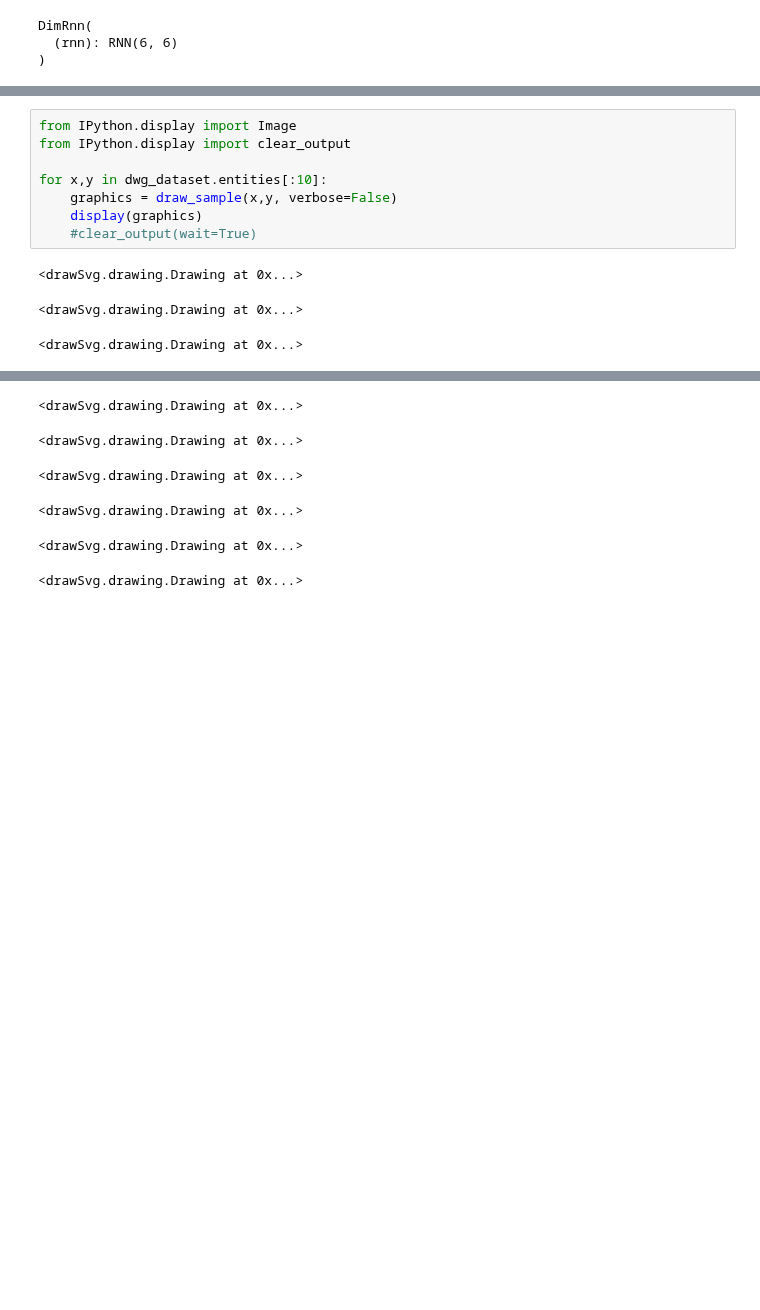
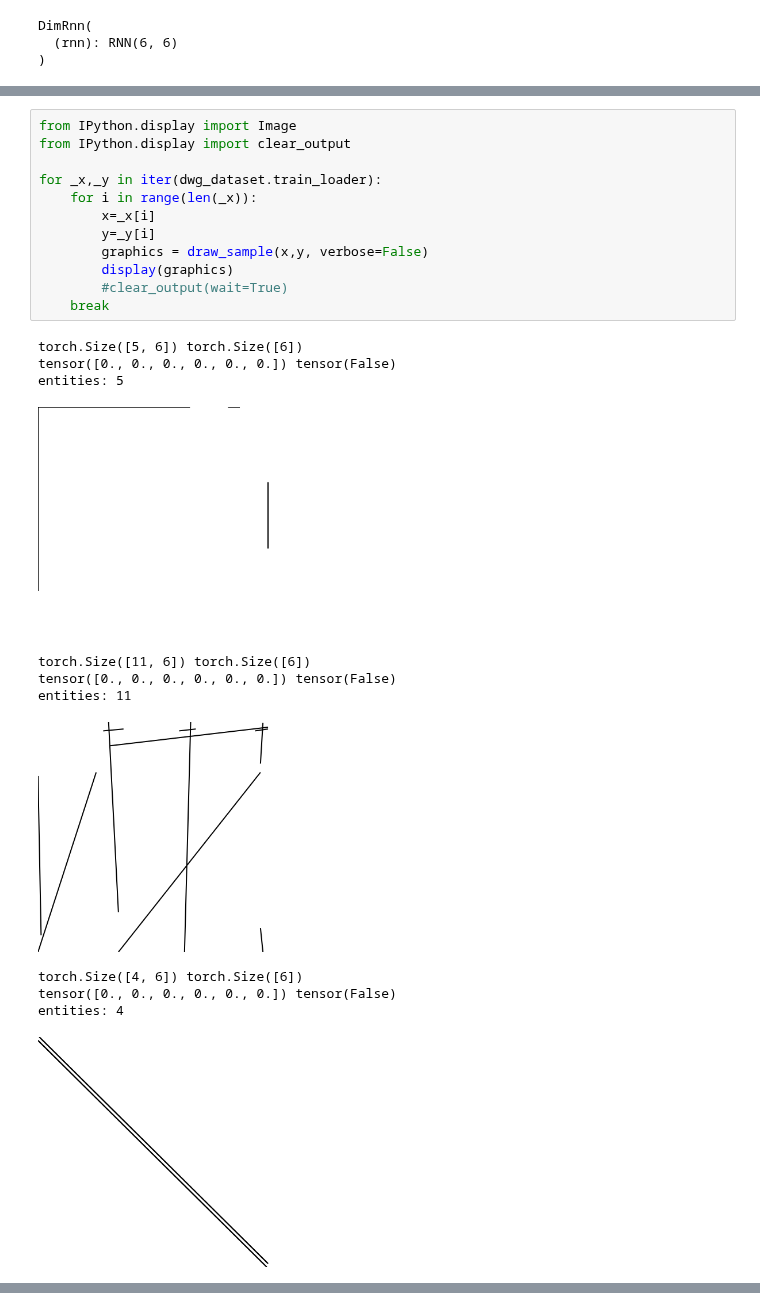
Before and after one commit to mihanick/dwg-crawl, a Jupyter notebook: JupyterNotebooks/7. Train evaluate.ipynb, the cells around one changed output, grey strips where cells are left out. Drawn from its saved outputs; the diff is of its cells as text; blank space fills up the shorter version.

```diff
--- a/JupyterNotebooks/7. Train evaluate.ipynb
+++ b/JupyterNotebooks/7. Train evaluate.ipynb
@@ -67,12 +28,25 @@ def draw_sample(x, y, verbose = False):
 # %%
 from IPython.display import Image
 from IPython.display import clear_output
 
-for x,y in dwg_dataset.entities[:10]:
-    graphics = draw_sample(x,y, verbose=False)
-    display(graphics)
-    #clear_output(wait=True)
+for _x,_y in iter(dwg_dataset.train_loader):
+    for i in range(len(_x)):
+        x=_x[i]
+        y=_y[i]
+        graphics = draw_sample(x,y, verbose=False)
+        display(graphics)
+        #clear_output(wait=True)
+    break
 # %% [output]
-<drawSvg.drawing.Drawing at 0x...>
+torch.Size([5, 6]) torch.Size([6])
+tensor([0., 0., 0., 0., 0., 0.]) tensor(False)
+entities: 5
+[figure, added]
-<drawSvg.drawing.Drawing at 0x...>
+torch.Size([11, 6]) torch.Size([6])
+tensor([0., 0., 0., 0., 0., 0.]) tensor(False)
+entities: 11
+[figure, added]
-<drawSvg.drawing.Drawing at 0x...>
+torch.Size([4, 6]) torch.Size([6])
+tensor([0., 0., 0., 0., 0., 0.]) tensor(False)
+entities: 4
+[figure, added]
@@ -80,6 +55,0 @@ for x,y in dwg_dataset.entities[:10]:
-<drawSvg.drawing.Drawing at 0x...>
-<drawSvg.drawing.Drawing at 0x...>
-<drawSvg.drawing.Drawing at 0x...>
-<drawSvg.drawing.Drawing at 0x...>
-<drawSvg.drawing.Drawing at 0x...>
-<drawSvg.drawing.Drawing at 0x...>
```
Also changed, not shown: parts of 3 cells of this notebook, 6 other files.
